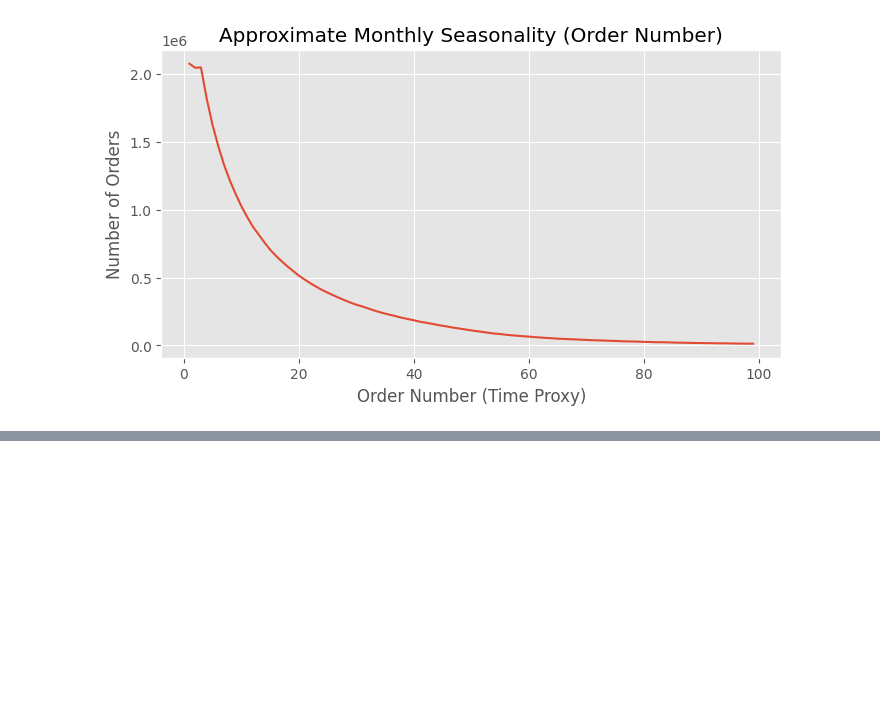
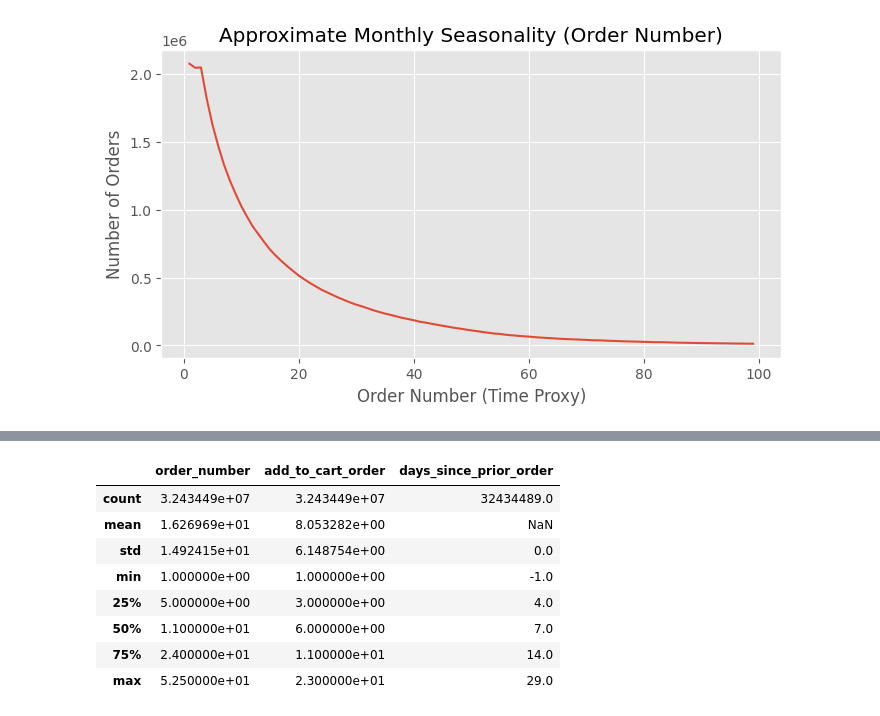
Before and after one commit to mohammed-lafi1035/DS230_final_Project_AE, a Jupyter notebook: Welcome_To_Colab.ipynb, the cells around one changed output, grey strips where cells are left out. Saved outputs shown, nothing was run; the diff lists cells and outputs as text; code cells hidden in the pictures; blank space fills up the shorter version.

```diff
--- a/Welcome_To_Colab.ipynb
+++ b/Welcome_To_Colab.ipynb
@@ -344,0 +381,2 @@ plt.show()
+# %%
+instacart_data['days_since_prior_order'].fillna(-1, inplace=True)
@@ -344,0 +394,17 @@ plt.show()
+# %%
+numeric_cols = [
+    'order_number',
+    'add_to_cart_order',
+    'days_since_prior_order'
+]
+# %%
+Q1 = instacart_data[numeric_cols].quantile(0.25)
+Q3 = instacart_data[numeric_cols].quantile(0.75)
+IQR = Q3 - Q1
+
+outliers_count = (
+    (instacart_data[numeric_cols] < (Q1 - 1.5 * IQR)) |
+    (instacart_data[numeric_cols] > (Q3 + 1.5 * IQR))
+).sum()
+
+outliers_count
@@ -344,0 +417,21 @@ plt.show()
+# %%
+for col in numeric_cols:
+    lower_bound = Q1[col] - 1.5 * IQR[col]
+    upper_bound = Q3[col] + 1.5 * IQR[col]
+
+    instacart_data[col] = instacart_data[col].clip(
+        lower=lower_bound,
+        upper=upper_bound
+    )
+# %%
+instacart_data[numeric_cols].describe()
+# %% [output]
+|  | order_number | add_to_cart_order | days_since_prior_order |
+| count | 3.243449e+07 | 3.243449e+07 | 32434489.0 |
+| mean | 1.626969e+01 | 8.053282e+00 | NaN |
+| std | 1.492415e+01 | 6.148754e+00 | 0.0 |
+| min | 1.000000e+00 | 1.000000e+00 | -1.0 |
+| 25% | 5.000000e+00 | 3.000000e+00 | 4.0 |
+| 50% | 1.100000e+01 | 6.000000e+00 | 7.0 |
+| 75% | 2.400000e+01 | 1.100000e+01 | 14.0 |
+| max | 5.250000e+01 | 2.300000e+01 | 29.0 |
```
Also changed, not shown: parts of 6 cells of this notebook.
